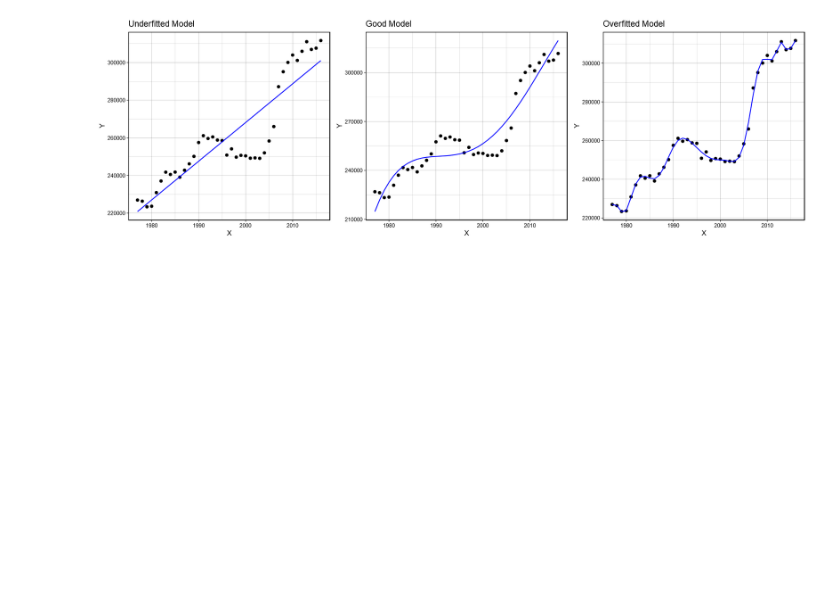
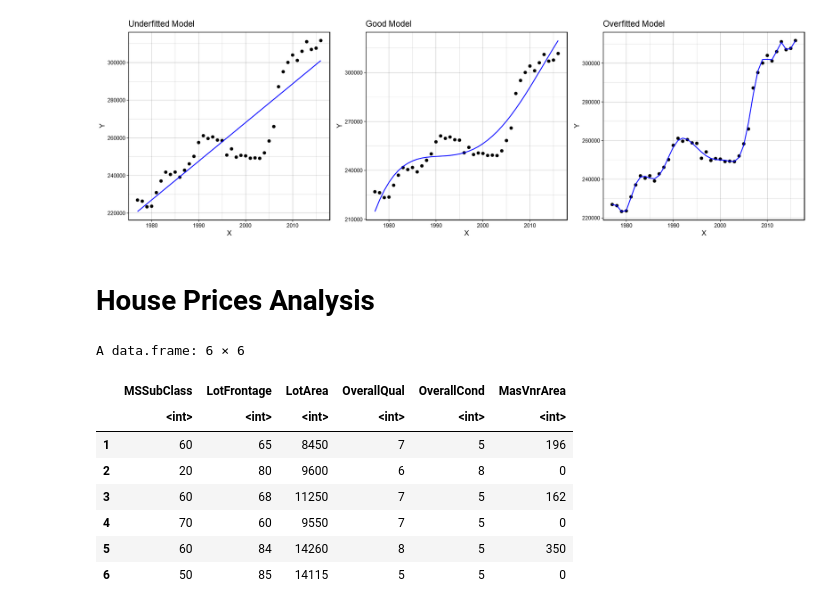
Before and after one commit to Agewerc/Regularization, a Jupyter notebook: Regularization.ipynb, the cells around one changed output. Saved outputs shown, nothing was run; the diff lists cells and outputs as text; code cells hidden in the pictures; blank space fills up the shorter version.

```diff
--- a/Regularization.ipynb
+++ b/Regularization.ipynb
@@ -59,3 +61,21 @@ ggtitle("Overfitted Model") +  geom_line(color='blue', data = births, aes(x=X, y
 grid.arrange(plot1, plot2, plot3, nrow = 1) # display of first plot
 # %% [output]
 [figure]
+# %% [markdown]
+# House Prices Analysis
+# %%
+df_house <- read.csv('house_train_2.csv')
+df_house <- na.exclude(df_house) # excluding NA values
+train.label <- df_house[, 33]
+train.data <- df_house[, 2:7]
+head(train.data)
+# %% [output]
+A data.frame: 6 × 6
+|  | MSSubClass | LotFrontage | LotArea | OverallQual | OverallCond | MasVnrArea |
+|  | <int> | <int> | <int> | <int> | <int> | <int> |
+| 1 | 60 | 65 | 8450 | 7 | 5 | 196 |
+| 2 | 20 | 80 | 9600 | 6 | 8 | 0 |
+| 3 | 60 | 68 | 11250 | 7 | 5 | 162 |
+| 4 | 70 | 60 | 9550 | 7 | 5 | 0 |
+| 5 | 60 | 84 | 14260 | 8 | 5 | 350 |
+| 6 | 50 | 85 | 14115 | 5 | 5 | 0 |
```
Also changed, not shown: parts of 3 cells of this notebook.
